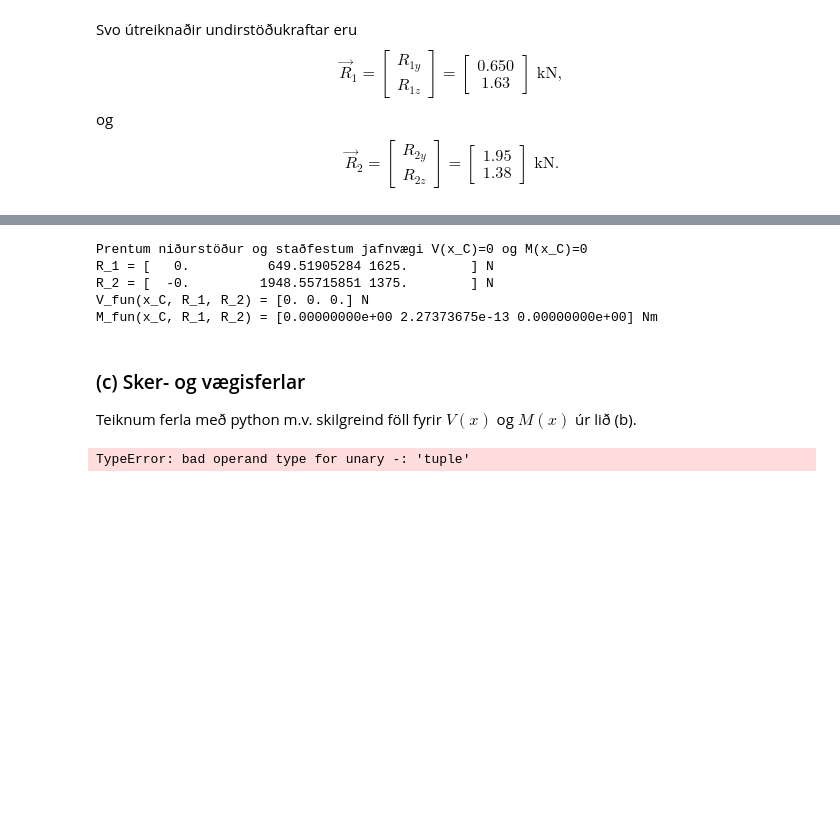
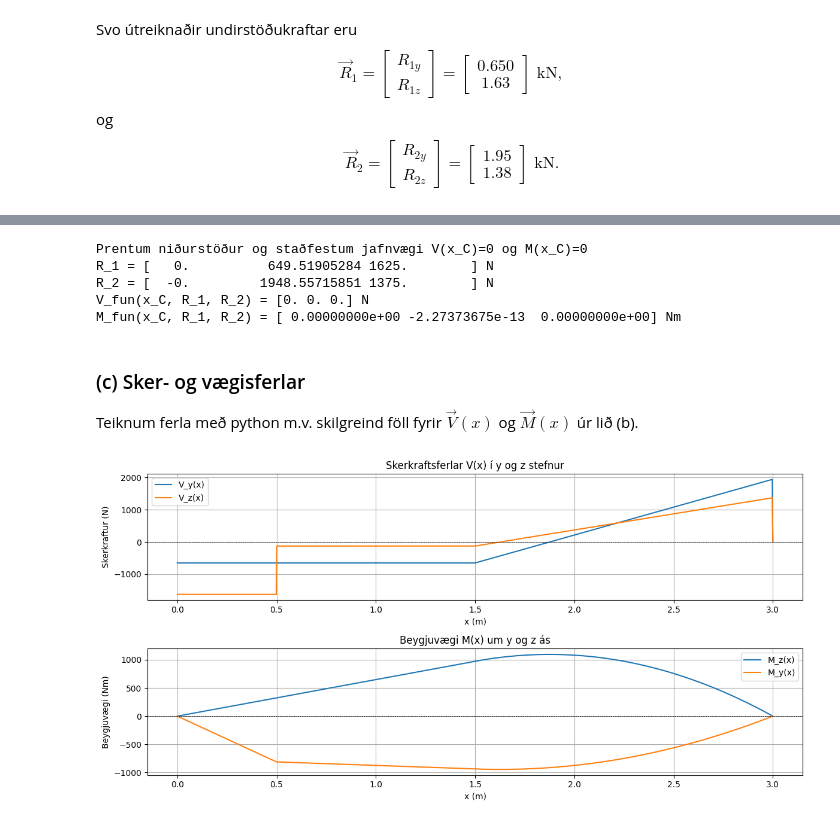
Before and after one commit to kriorog/vel407g_honvel, a Jupyter notebook: 2026/skilaverkefni/v1/skilaverkefni_1_lausn2.ipynb, the cells around one changed output, grey strips where cells are left out. Saved outputs shown, nothing was run; the diff lists cells and outputs as text; code cells hidden in the pictures; blank space fills up the shorter version.

```diff
--- a/2026/skilaverkefni/v1/skilaverkefni_1_lausn2.ipynb
+++ b/2026/skilaverkefni/v1/skilaverkefni_1_lausn2.ipynb
@@ -572,11 +574,11 @@ def V_fun(x, R_1, R_2):
 
 def M_fun(x, R_1, R_2):
     M = (
-        np.cross(-mac(x, x_0, 1) * vec_i, R_1 * mac(x, x_0, 0))
-        + np.cross(-mac(x, x_A, 1) * vec_i, P_A * mac(x, x_A, 0))
-        + np.cross(-mac(x, x_B, 1) * vec_i, w_BC * mac(x, x_B, 1)) / 2
-        - np.cross(-mac(x, x_C, 1) * vec_i, w_BC * mac(x, x_C, 1)) / 2
-        + np.cross(-mac(x, x_C, 1) * vec_i, R_2 * mac(x, x_C, 0,))
+        + np.cross(mac(x, x_0, 1) * vec_i, R_1 * mac(x, x_0, 0))
+        + np.cross(mac(x, x_A, 1) * vec_i, P_A * mac(x, x_A, 0))
+        + np.cross(0.5* mac(x, x_B, 1) * vec_i, w_BC * mac(x, x_B, 1))
+        + np.cross(-0.5 * mac(x, x_C, 1) * vec_i, w_BC * mac(x, x_C, 1))
+        + np.cross(+mac(x, x_C, 1) * vec_i, R_2 * mac(x, x_C, 0,))
 
     )
     return M
@@ -606,43 +608,43 @@ Prentum niðurstöður og staðfestum jafnvægi V(x_C)=0 og M(x_C)=0
 R_1 = [   0.          649.51905284 1625.        ] N
 R_2 = [  -0.         1948.55715851 1375.        ] N
 V_fun(x_C, R_1, R_2) = [0. 0. 0.] N
-M_fun(x_C, R_1, R_2) = [0.00000000e+00 2.27373675e-13 0.00000000e+00] Nm
+M_fun(x_C, R_1, R_2) = [ 0.00000000e+00 -2.27373675e-13  0.00000000e+00] Nm
 # %% [markdown]
 ### (c) Sker- og vægisferlar
-Teiknum ferla með python m.v. skilgreind föll fyrir $V(x)$ og $M(x)$ úr lið (b).
+Teiknum ferla með python m.v. skilgreind föll fyrir $\vec{V}(x)$ og $\vec{M}(x)$ úr lið (b).
 # %%
 #| echo: true
 #| output: true
 
 # teiknum sker og vægisferla
 import matplotlib as plt
 
 # teiknum V(x) og M(x) yfir bilið [0, xC]
 x_vals = np.linspace(0, x_C, 1000)
-V_vals = np.array([V_fun(x, R1, R2) for x in x_vals])
-M_vals = np.array([M_fun(x, R1, R2) for x in x_vals])
+V_vals = np.array([V_fun(x, R_1, R_2) for x in x_vals])
+M_vals = np.array([M_fun(x, R_1, R_2) for x in x_vals])
 
 import matplotlib.pyplot as plt
 plt.figure(figsize=(12, 6))
 plt.subplot(2, 1, 1)
-plt.plot(x_vals, V_vals[:, 0], label='V_y(x)')
-plt.plot(x_vals, V_vals[:, 1], label='V_z(x)')
+plt.plot(x_vals, V_vals[:, 1], label='V_y(x)')
+plt.plot(x_vals, V_vals[:, 2], label='V_z(x)')
 plt.title('Skerkraftsferlar V(x) í y og z stefnur')
 plt.xlabel('x (m)')
 plt.ylabel('Skerkraftur (N)')
 plt.axhline(0, color='black', linewidth=0.5, linestyle='--')
 plt.legend()
 plt.grid()
 plt.subplot(2, 1, 2)
-plt.plot(x_vals, M_vals[:, 1], label='M_z(x)')
-plt.plot(x_vals, M_vals[:, 0], label='M_y(x)')
+plt.plot(x_vals, M_vals[:, 2], label='M_z(x)')
+plt.plot(x_vals, M_vals[:, 1], label='M_y(x)')
 plt.title('Beygjuvægi M(x) um y og z ás')
 plt.xlabel('x (m)')
 plt.ylabel('Beygjuvægi (Nm)')
 plt.axhline(0, color='black', linewidth=0.5, linestyle='--')
 plt.legend()
 plt.grid()
 plt.tight_layout()
 plt.show()
 # %% [output]
-TypeError: bad operand type for unary -: 'tuple'
+[figure, added]
```
Also changed, not shown: parts of 11 cells of this notebook, 3 other files.
